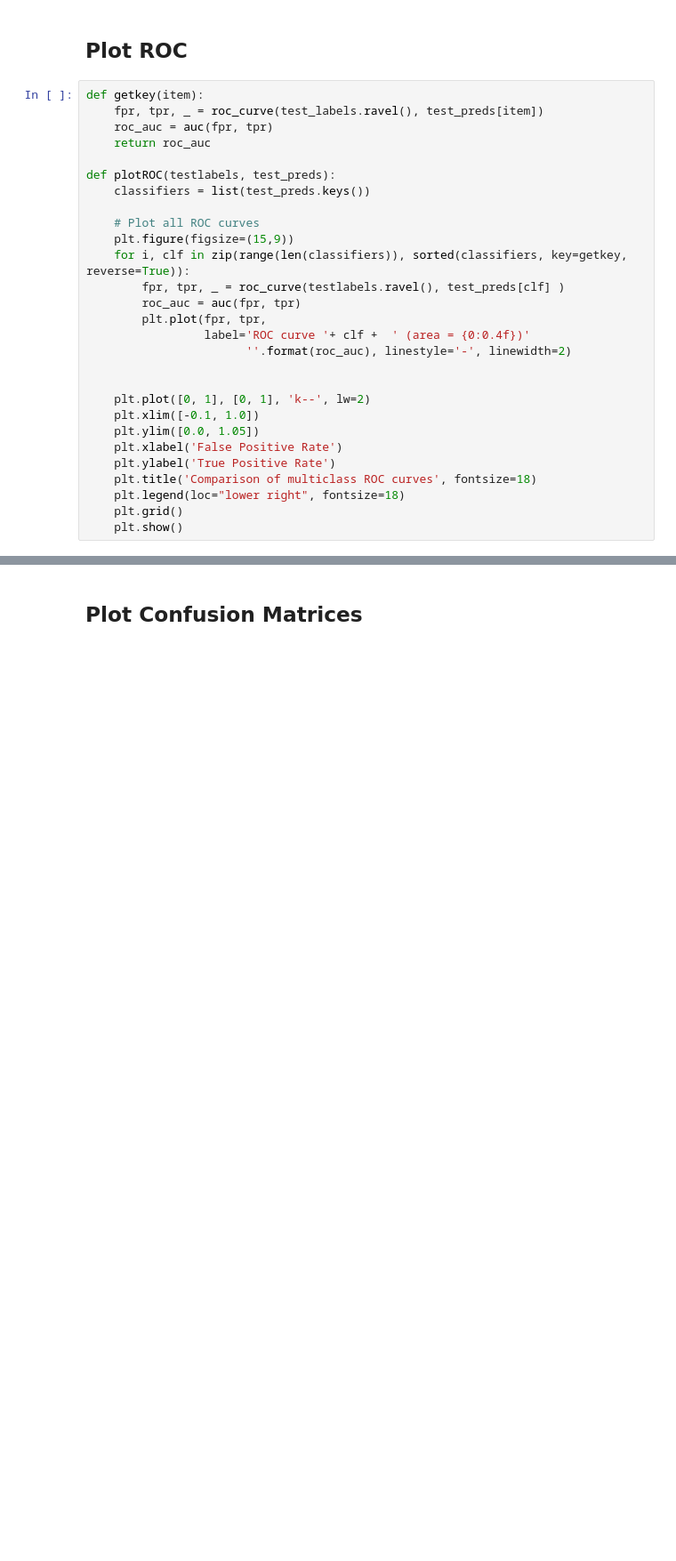
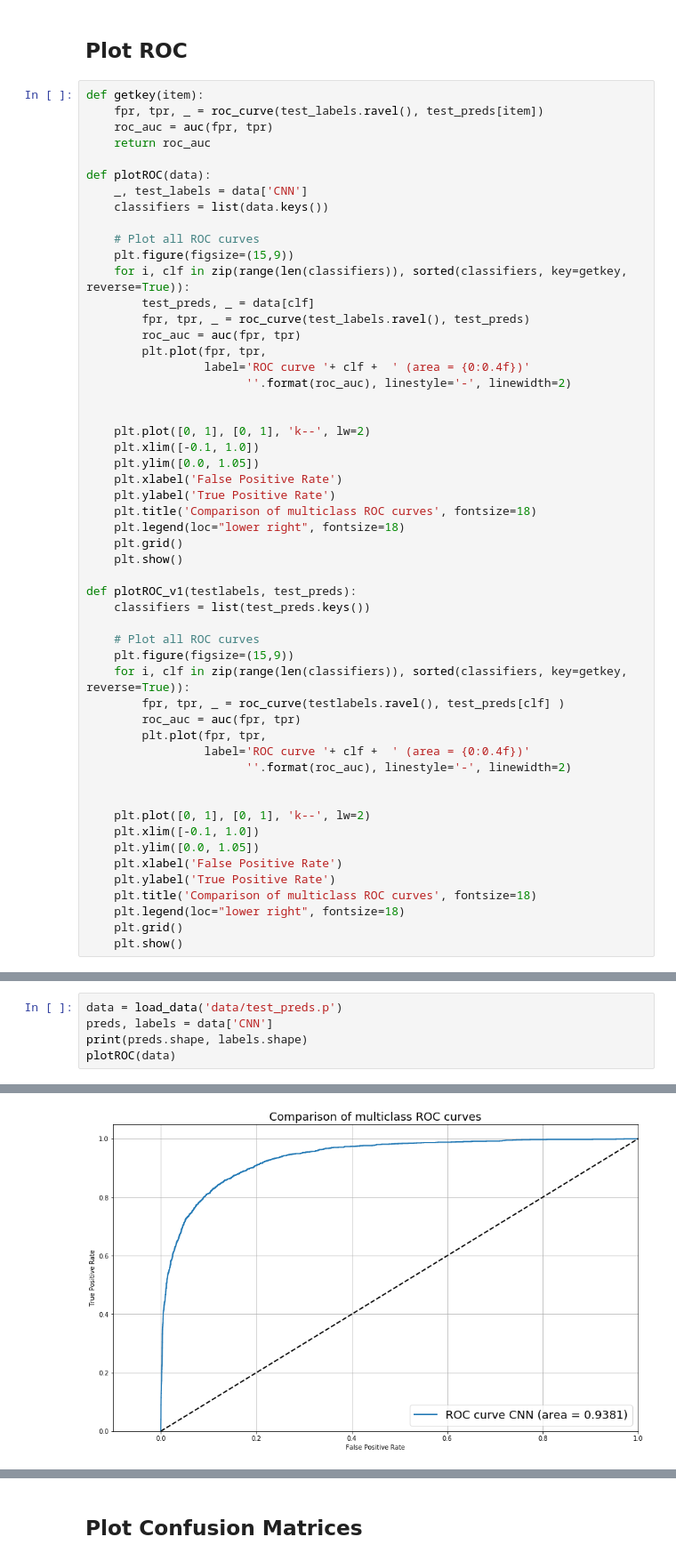
Before and after one commit to ktl014/urban_sound_recognition, a Jupyter notebook: plotting.ipynb, the cells around one changed output, grey strips where cells are left out. Shown at 89% size. Cells and saved outputs as stored; diff of their text form; blank space fills up the shorter version.

```diff
--- a/plotting.ipynb
+++ b/plotting.ipynb
@@ -45,7 +50,32 @@ def getkey(item):
     roc_auc = auc(fpr, tpr)
     return roc_auc
 
-def plotROC(testlabels, test_preds):
+def plotROC(data):
+    _, test_labels = data['CNN']
+    classifiers = list(data.keys())
+
+    # Plot all ROC curves
+    plt.figure(figsize=(15,9))
+    for i, clf in zip(range(len(classifiers)), sorted(classifiers, key=getkey, reverse=True)):
+        test_preds, _ = data[clf]
+        fpr, tpr, _ = roc_curve(test_labels.ravel(), test_preds)
+        roc_auc = auc(fpr, tpr)
+        plt.plot(fpr, tpr,
+                 label='ROC curve '+ clf +  ' (area = {0:0.4f})'
+                       ''.format(roc_auc), linestyle='-', linewidth=2)
+
+
+    plt.plot([0, 1], [0, 1], 'k--', lw=2)
+    plt.xlim([-0.1, 1.0])
+    plt.ylim([0.0, 1.05])
+    plt.xlabel('False Positive Rate')
+    plt.ylabel('True Positive Rate')
+    plt.title('Comparison of multiclass ROC curves', fontsize=18)
+    plt.legend(loc="lower right", fontsize=18)
+    plt.grid()
+    plt.show()
+
+def plotROC_v1(testlabels, test_preds):
     classifiers = list(test_preds.keys())
 
     # Plot all ROC curves
@@ -75,0 +100,6 @@ plotROC(test_labels, test_preds)
+# %%
+data = load_data('data/test_preds.p')
+preds, labels = data['CNN']
+print(preds.shape, labels.shape)
+plotROC(data)
+# %% [output]
@@ -75,0 +107 @@ plotROC(test_labels, test_preds)
+[figure, added]
```
Also changed, not shown: parts of 8 cells of this notebook, 2 other files.
